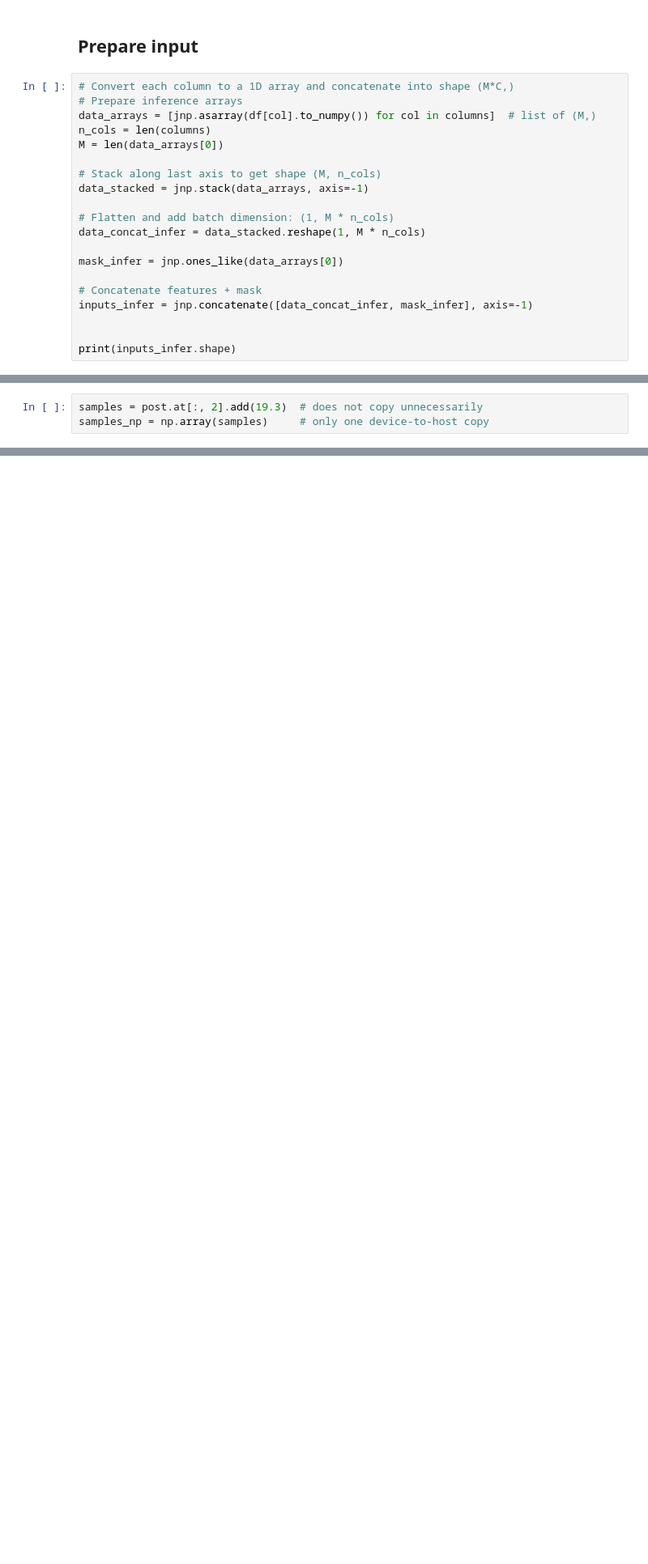
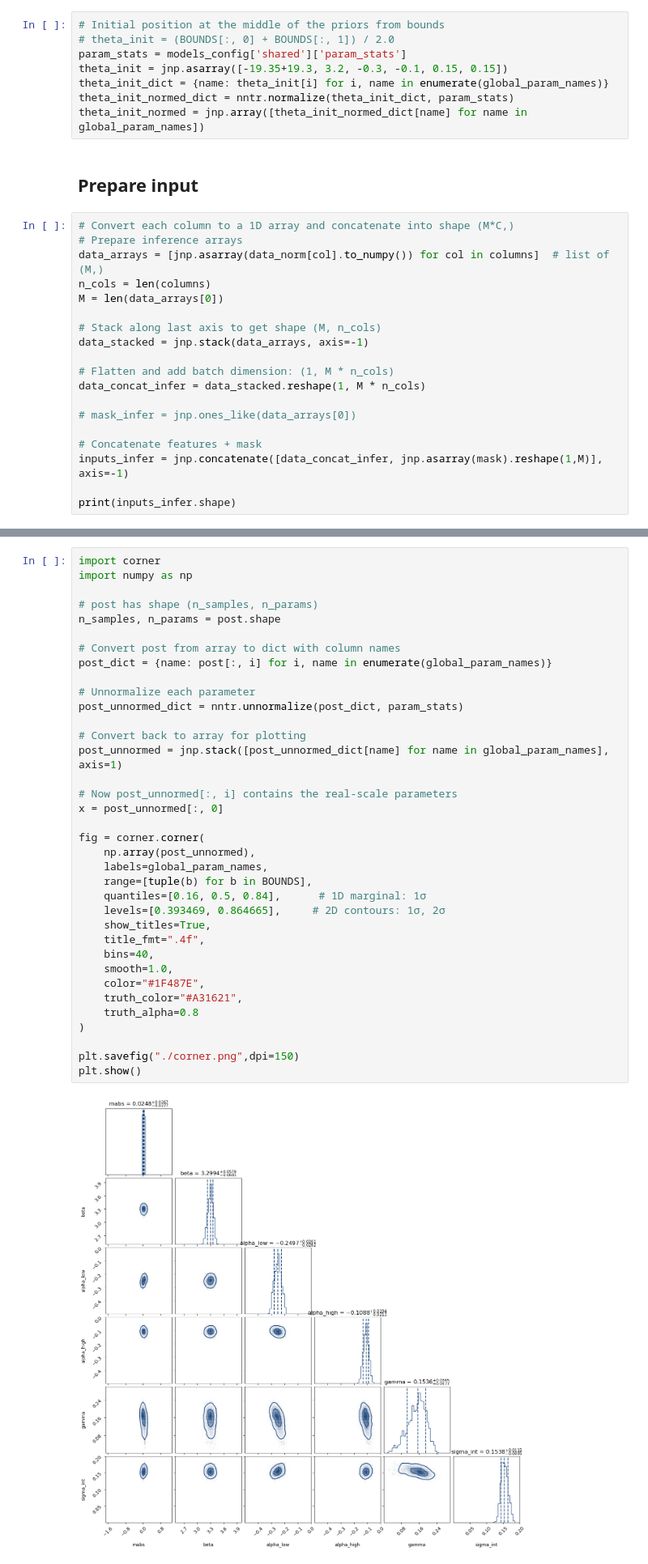
Before and after one commit to a-trigui/ximinf, a Jupyter notebook: notebooks/4_sbi_fit.ipynb, the cells around one changed output, grey strips where cells are left out. Shown at 81% size. Cells and saved outputs as stored; diff of their text form; blank space fills up the shorter version.

```diff
--- a/notebooks/4_sbi_fit.ipynb
+++ b/notebooks/4_sbi_fit.ipynb
@@ -75,9 +94,17 @@ BOUNDS = jnp.array([[-0.3, 0], [2.5, 3.5], [-20, -19], [0.05, 0.15]])
+# %%
+# Initial position at the middle of the priors from bounds
+# theta_init = (BOUNDS[:, 0] + BOUNDS[:, 1]) / 2.0
+param_stats = models_config['shared']['param_stats']
+theta_init = jnp.asarray([-19.35+19.3, 3.2, -0.3, -0.1, 0.15, 0.15])
+theta_init_dict = {name: theta_init[i] for i, name in enumerate(global_param_names)}
+theta_init_normed_dict = nntr.normalize(theta_init_dict, param_stats)
+theta_init_normed = jnp.array([theta_init_normed_dict[name] for name in global_param_names])
 # %% [markdown]
 ## Prepare input
 # %%
 # Convert each column to a 1D array and concatenate into shape (M*C,)
 # Prepare inference arrays
-data_arrays = [jnp.asarray(df[col].to_numpy()) for col in columns]  # list of (M,)
+data_arrays = [jnp.asarray(data_norm[col].to_numpy()) for col in columns]  # list of (M,)
 n_cols = len(columns)
 M = len(data_arrays[0])
 
@@ -87,11 +114,10 @@ data_stacked = jnp.stack(data_arrays, axis=-1)
 # Flatten and add batch dimension: (1, M * n_cols)
 data_concat_infer = data_stacked.reshape(1, M * n_cols)
 
-mask_infer = jnp.ones_like(data_arrays[0])
+# mask_infer = jnp.ones_like(data_arrays[0])
 
 # Concatenate features + mask
-inputs_infer = jnp.concatenate([data_concat_infer, mask_infer], axis=-1)
-
+inputs_infer = jnp.concatenate([data_concat_infer, jnp.asarray(mask).reshape(1,M)], axis=-1)
 
 print(inputs_infer.shape)
 # %% [output]
@@ -130,3 +154,0 @@ print("...finished")
-# %%
-samples = post.at[:, 2].add(19.3)  # does not copy unnecessarily
-samples_np = np.array(samples)     # only one device-to-host copy
@@ -147,0 +155,38 @@ plt.show()
+# %%
+import corner
+import numpy as np
+
+# post has shape (n_samples, n_params)
+n_samples, n_params = post.shape
+
+# Convert post from array to dict with column names
+post_dict = {name: post[:, i] for i, name in enumerate(global_param_names)}
+
+# Unnormalize each parameter
+post_unnormed_dict = nntr.unnormalize(post_dict, param_stats)
+
+# Convert back to array for plotting
+post_unnormed = jnp.stack([post_unnormed_dict[name] for name in global_param_names], axis=1)
+
+# Now post_unnormed[:, i] contains the real-scale parameters
+x = post_unnormed[:, 0]
+
+fig = corner.corner(
+    np.array(post_unnormed),
+    labels=global_param_names,
+    range=[tuple(b) for b in BOUNDS],
+    quantiles=[0.16, 0.5, 0.84],      # 1D marginal: 1σ
+    levels=[0.393469, 0.864665],     # 2D contours: 1σ, 2σ
+    show_titles=True,
+    title_fmt=".4f",
+    bins=40,
+    smooth=1.0,
+    color="#1F487E",
+    truth_color="#A31621",
+    truth_alpha=0.8
+)
+
+plt.savefig("./corner.png",dpi=150)
+plt.show()
+# %% [output]
+[figure, added]
```
Also changed, not shown: parts of 16 cells of this notebook, 2 other files.
